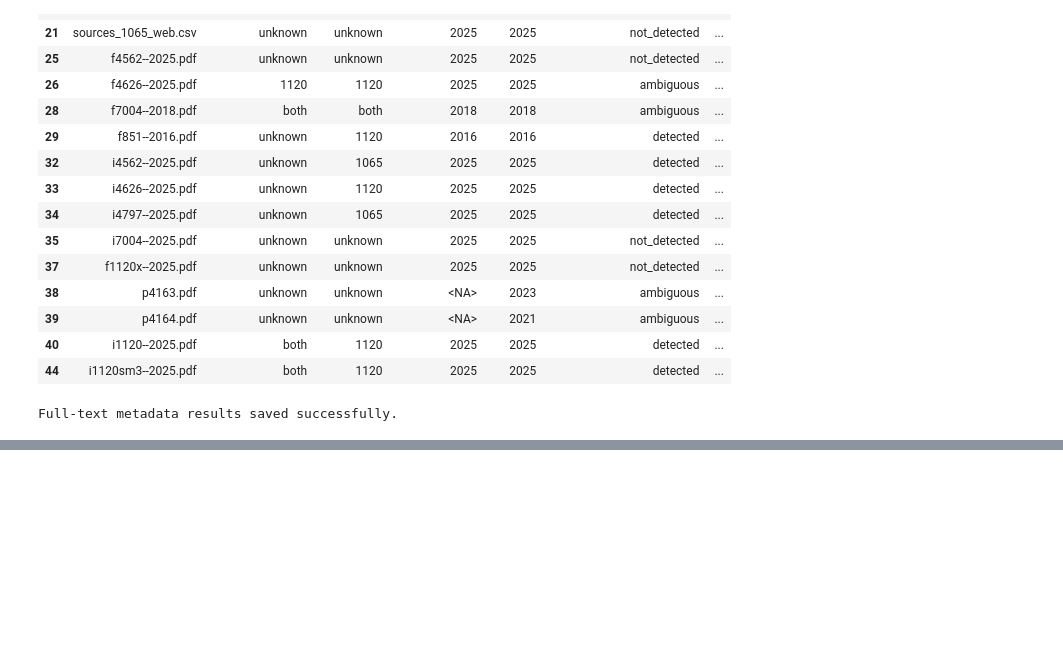
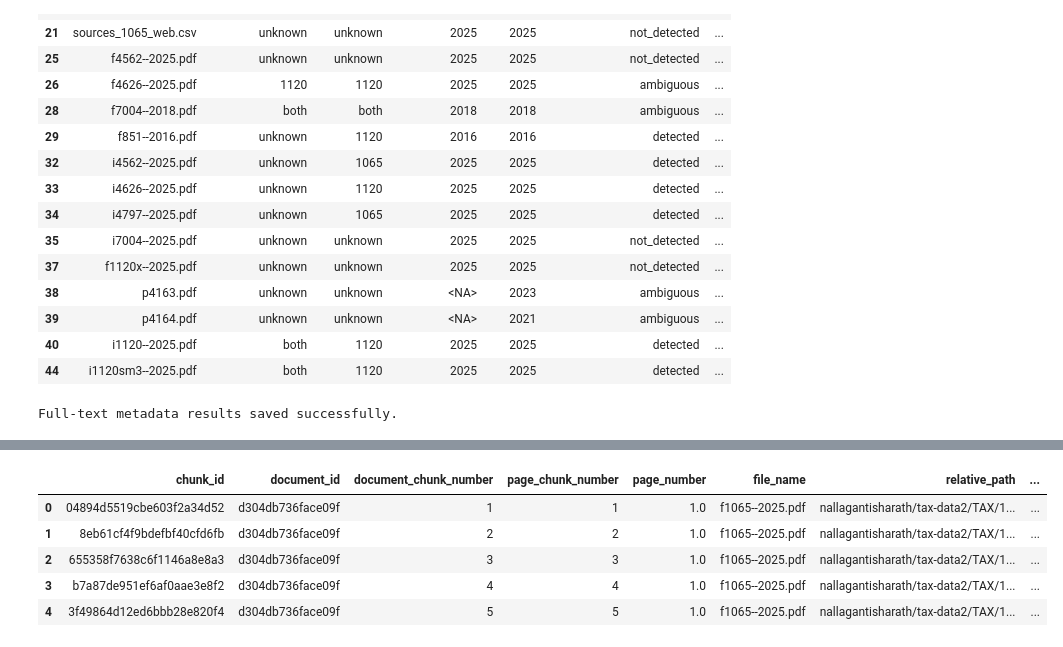
Before and after one commit to sharathnallaganti/Projects, a Jupyter notebook: project-schema-and-plan.ipynb, the cells around one changed output, grey strips where cells are left out. Cells and saved outputs as stored; diff of their text form; code cells hidden in the pictures; blank space fills up the shorter version.

```diff
--- a/project-schema-and-plan.ipynb
+++ b/project-schema-and-plan.ipynb
@@ -2688,0 +2804,88 @@ Full-text metadata results saved successfully.
+# %%
+chunk_records = []
+chunking_errors = []
+
+for row in tqdm(
+    retrieval_documents.itertuples(index=False),
+    total=len(retrieval_documents),
+    desc="Creating retrieval chunks",
+):
+    try:
+        clean_text_file = OUTPUT_DIR / row.clean_text_path
+
+        document_text = clean_text_file.read_text(
+            encoding="utf-8",
+            errors="ignore",
+        )
+
+        pages = split_text_by_page(document_text)
+        document_chunk_number = 0
+
+        for page in pages:
+            page_chunks = split_page_into_chunks(
+                page["page_text"]
+            )
+
+            for page_chunk_number, chunk in enumerate(
+                page_chunks,
+                start=1,
+            ):
+                document_chunk_number += 1
+
+                chunk_key = (
+                    f"{row.document_id}|"
+                    f"{page['page_number']}|"
+                    f"{document_chunk_number}|"
+                    f"{chunk['chunk_text']}"
+                )
+
+                chunk_id = hashlib.sha256(
+                    chunk_key.encode("utf-8")
+                ).hexdigest()[:24]
+
+                chunk_records.append(
+                    {
+                        "chunk_id": chunk_id,
+                        "document_id": row.document_id,
+                        "document_chunk_number": (
+                            document_chunk_number
+                        ),
+                        "page_chunk_number": page_chunk_number,
+                        "page_number": page["page_number"],
+                        "file_name": row.file_name,
+                        "relative_path": row.relative_path,
+                        "return_type": row.return_type,
+                        "tax_year": row.tax_year,
+                        "word_start": chunk["word_start"],
+                        "word_end": chunk["word_end"],
+                        "word_count": chunk["word_count"],
+                        "chunk_text": chunk["chunk_text"],
+                    }
+                )
+
+    except Exception as error:
+        chunking_errors.append(
+            {
+                "document_id": row.document_id,
+                "file_name": row.file_name,
+                "chunking_error": str(error),
+            }
+        )
+
+chunk_table = pd.DataFrame(chunk_records)
+
+chunk_error_table = pd.DataFrame(
+    chunking_errors,
+    columns=[
+        "document_id",
+        "file_name",
+        "chunking_error",
+    ],
+)
+
+print(f"Chunks created : {len(chunk_table)}")
+print(f"Chunking errors: {len(chunk_error_table)}")
+
+if not chunk_table.empty:
+    display(chunk_table.head())
+# %% [output]
@@ -2688,0 +2894,6 @@ Full-text metadata results saved successfully.
+|  | chunk_id | document_id | document_chunk_number | page_chunk_number | page_number | file_name | relative_path | ... |
+| 0 | 04894d5519cbe603f2a34d52 | d304db736face09f | 1 | 1 | 1.0 | f1065--2025.pdf | nallagantisharath/tax-data2/TAX/1... | ... |
+| 1 | 8eb61cf4f9bdefbf40cfd6fb | d304db736face09f | 2 | 2 | 1.0 | f1065--2025.pdf | nallagantisharath/tax-data2/TAX/1... | ... |
+| 2 | 655358f7638c6f1146a8e8a3 | d304db736face09f | 3 | 3 | 1.0 | f1065--2025.pdf | nallagantisharath/tax-data2/TAX/1... | ... |
+| 3 | b7a87de951ef6af0aae3e8f2 | d304db736face09f | 4 | 4 | 1.0 | f1065--2025.pdf | nallagantisharath/tax-data2/TAX/1... | ... |
+| 4 | 3f49864d12ed6bbb28e820f4 | d304db736face09f | 5 | 5 | 1.0 | f1065--2025.pdf | nallagantisharath/tax-data2/TAX/1... | ... |
```
Also changed, not shown: parts of 63 cells of this notebook.
